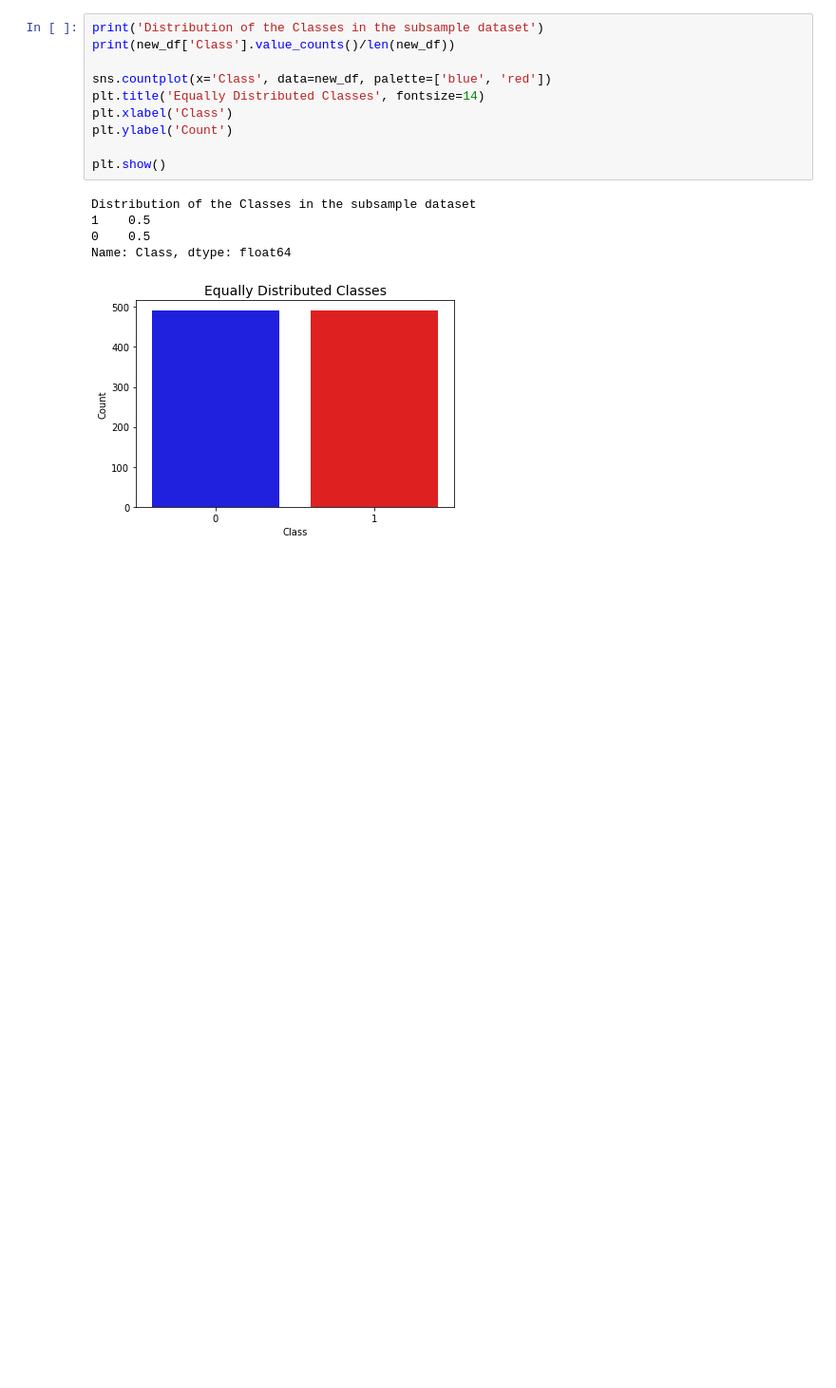
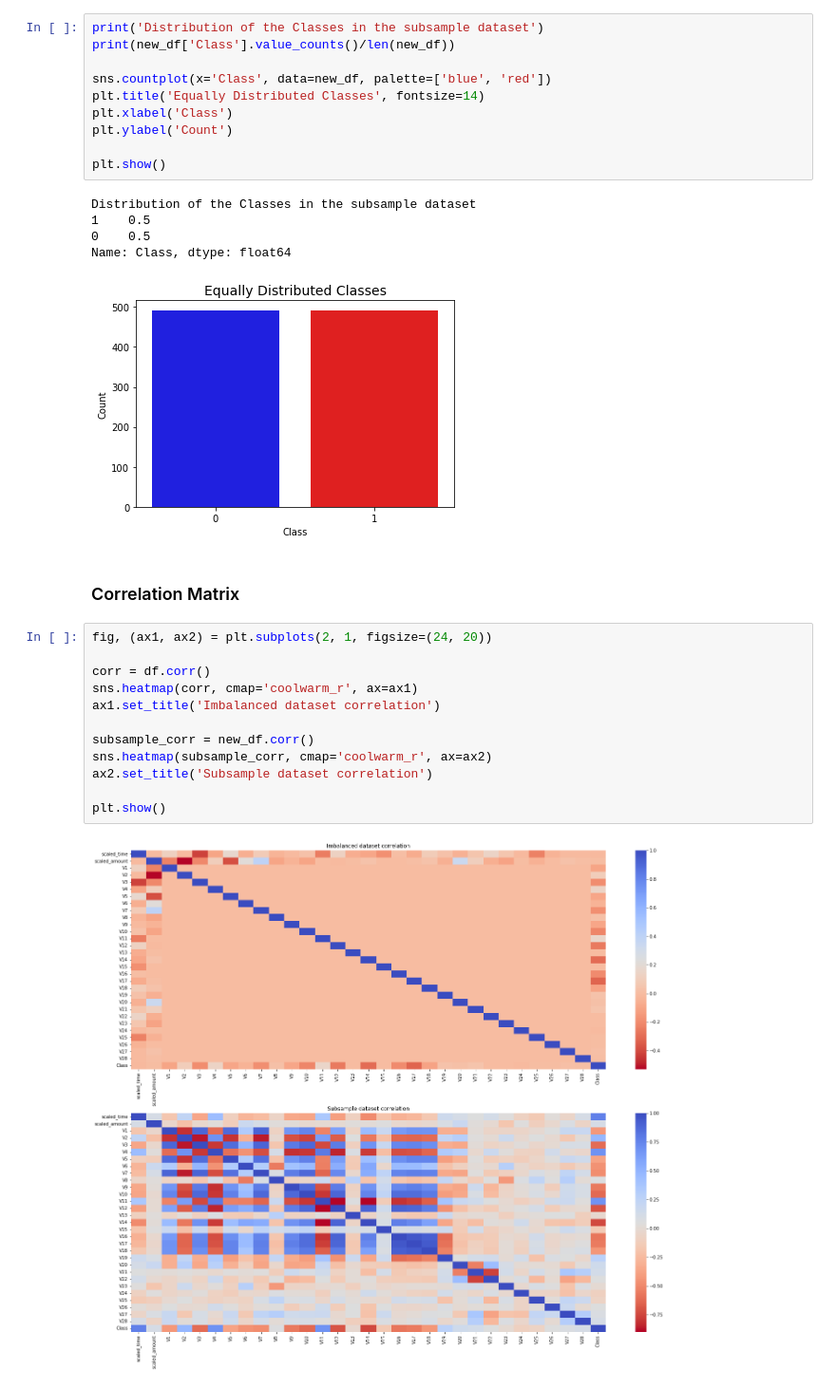
Before and after one commit to hudavn/credit-card-fraud, a Jupyter notebook: scripts/model_evaluation.ipynb, the cells around one changed output. Shown: that part at 95% size. Saved outputs shown, nothing was run; the diff lists cells and outputs as text; blank space fills up the shorter version.

Commit message:
Update Correlation Matrix

```diff
--- a/scripts/model_evaluation.ipynb
+++ b/scripts/model_evaluation.ipynb
@@ -115,3 +115,19 @@ Distribution of the Classes in the subsample dataset
 0    0.5
 Name: Class, dtype: float64
 [figure]
+# %% [markdown]
+### Correlation Matrix
+# %%
+fig, (ax1, ax2) = plt.subplots(2, 1, figsize=(24, 20))
+
+corr = df.corr()
+sns.heatmap(corr, cmap='coolwarm_r', ax=ax1)
+ax1.set_title('Imbalanced dataset correlation')
+
+subsample_corr = new_df.corr()
+sns.heatmap(subsample_corr, cmap='coolwarm_r', ax=ax2)
+ax2.set_title('Subsample dataset correlation')
+
+plt.show()
+# %% [output]
+[figure, added]
```
Also changed, not shown: parts of 2 cells of this notebook.
